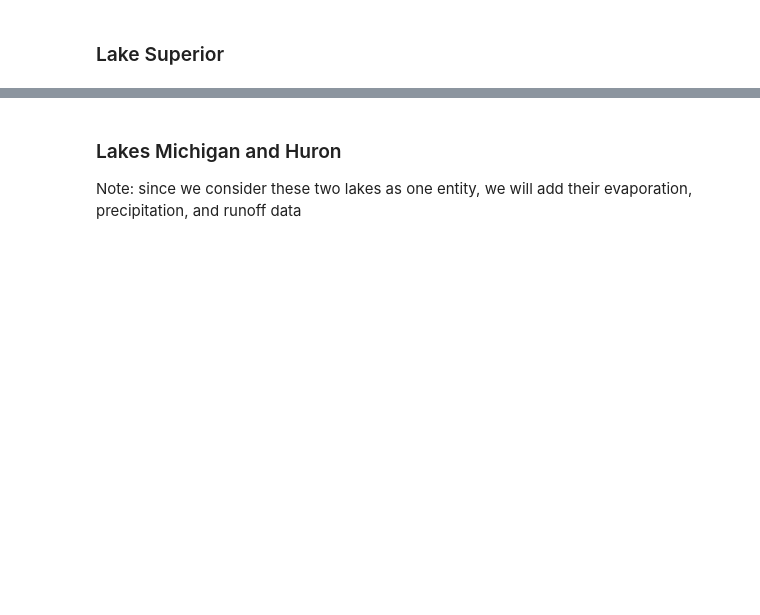
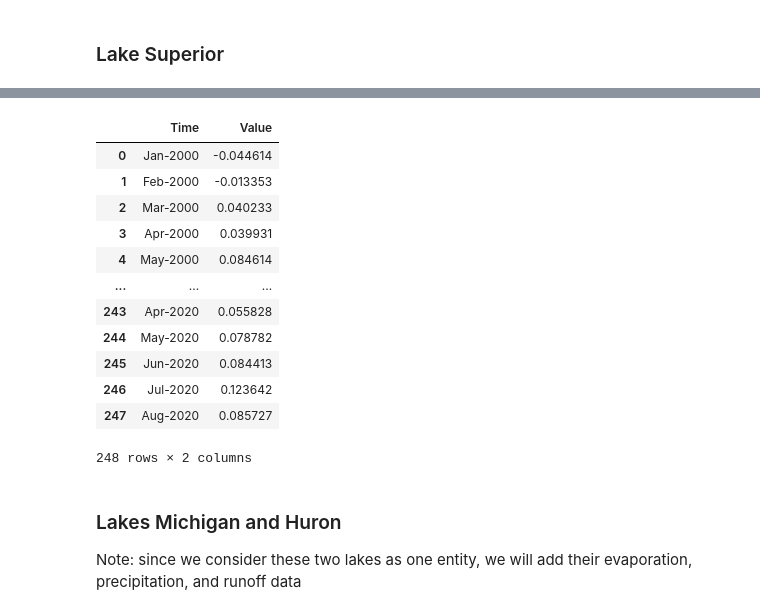
Before and after one commit to healeyq3/MCM2024, a Jupyter notebook: Data-Processing/hydrologic_data_v7.ipynb, the cells around one changed output, grey strips where cells are left out. Cells and saved outputs as stored; diff of their text form; code cells hidden in the pictures; blank space fills up the shorter version.

```diff
--- a/Data-Processing/hydrologic_data_v7.ipynb
+++ b/Data-Processing/hydrologic_data_v7.ipynb
@@ -64,9 +64,21 @@ s_prc = s_prc_melted[['Time', 'Prc Value']].reset_index(drop=True)
 s_prc['Prc Value'] = s_prc['Prc Value'].astype(float)
 
 # Conversion
-# s_prc['Prc Value'] = s_prc['Prc Value'] * 0.001
+s_prc['Prc Value'] = s_prc['Prc Value'] * 0.001
 
 # s_prc
+# %%
+def get_time(month_year: str) -> float:
+    '''
+    Conversion flow in m^3/s to m^3/month
+    '''
+    month = month_year[0:3]
+    if month in ['Apr', 'Jun', 'Sep', 'Nov']:
+        return 2.592 * 1e6
+    elif month in ['Jan', 'Mar', 'May', 'Jul', 'Aug', 'Oct', 'Dec']:
+        return 2.6784*1e6
+    else:
+        return 2.4192*1e6
 # %%
 ####### RUNOFF #######
 
@@ -92,6 +104,9 @@ s_runoff = s_runoff[['Time', 'Runoff Value (Flow)']].reset_index(drop=True)
 s_runoff = s_runoff.iloc[:-4, :]
 
 # Conversion
-# s_runoff['Runoff Value (Flow)'] = s_runoff['Runoff Value (Flow)'] * 0.001
 
-# s_runoff
+s_SA_inv = (1 / (82.103 * 1e9 ))
+
+s_runoff['Runoff Value (Flow)'] = s_runoff['Runoff Value (Flow)'].apply(lambda x: x * s_SA_inv)
+
+s_runoff['Runoff Value (Flow)'] *= s_runoff['Time'].apply(get_time)
@@ -98,3 +128,23 @@ s_runoff = s_runoff.iloc[:-4, :]
+# %%
+s_superior = s_runoff.copy()
+s_superior['Runoff Value (Flow)'] = s_prc.iloc[0:248, 1] - s_evap.iloc[0:248, 1] + s_runoff['Runoff Value (Flow)']
+s_superior.rename(columns={'Runoff Value (Flow)':'Value'}, inplace=True)
+# %%
+s_superior
+# %% [output]
+|  | Time | Value |
+| 0 | Jan-2000 | -0.044614 |
+| 1 | Feb-2000 | -0.013353 |
+| 2 | Mar-2000 | 0.040233 |
+| 3 | Apr-2000 | 0.039931 |
+| 4 | May-2000 | 0.084614 |
+| ... | ... | ... |
+| 243 | Apr-2020 | 0.055828 |
+| 244 | May-2020 | 0.078782 |
+| 245 | Jun-2020 | 0.084413 |
+| 246 | Jul-2020 | 0.123642 |
+| 247 | Aug-2020 | 0.085727 |
+248 rows × 2 columns
 # %% [markdown]
 ### Lakes Michigan and Huron
 
```
Also changed, not shown: parts of 26 cells of this notebook, 4 other files.
